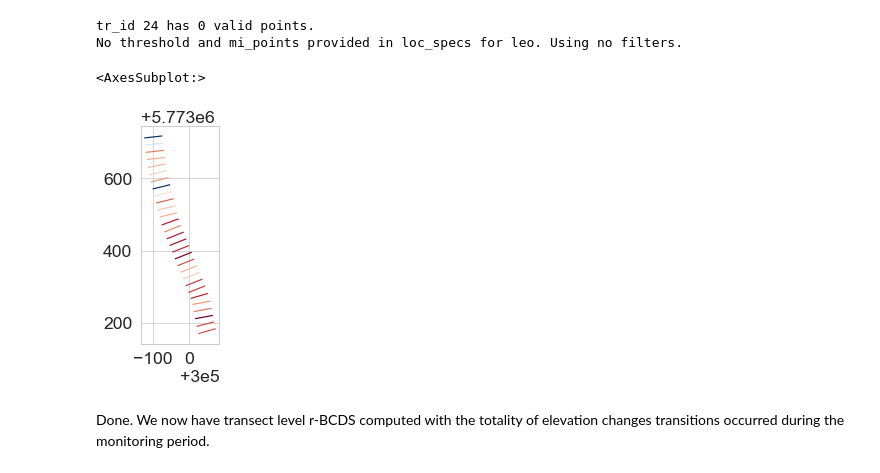
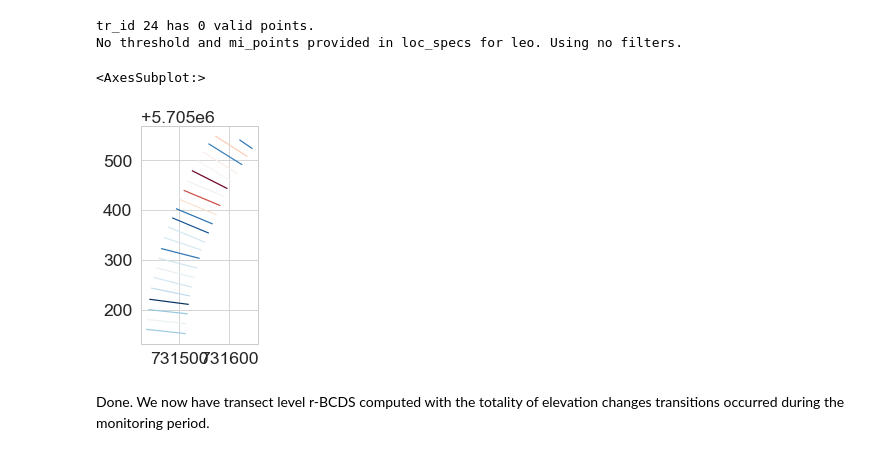
Before and after one commit to npucino/sandpyper, a Jupyter notebook: examples/3 - Profile dynamics.ipynb, the cells around one changed output. Cells and saved outputs as stored; diff of their text form; code cells hidden in the pictures.

```diff
--- a/examples/3 - Profile dynamics.ipynb
+++ b/examples/3 - Profile dynamics.ipynb
@@ -730,10 +729,10 @@ D.BCD_compute_transects(loc_specs=loc_specs,reliable_action='keep', dirNameTrans
 tr_id 24 has 0 valid points.
 No threshold and mi_points provided in loc_specs for leo. Using no filters.
 # %%
-D.transects_rbcd.query("location=='leo'").plot(column="residual", cmap='RdBu_r')
+D.transects_rbcd.query("location=='mar'").plot(column="residual", cmap='RdBu_r')
 # %% [output]
 <AxesSubplot:>
-[figure, old version]
+[figure, new version]
 # %% [markdown]
 Done. We now have transect level r-BCDS computed with the totality of elevation changes transitions occurred during the monitoring period.
 # %% [markdown]
```
Also changed, not shown: parts of 12 cells of this notebook, 2 other files.
